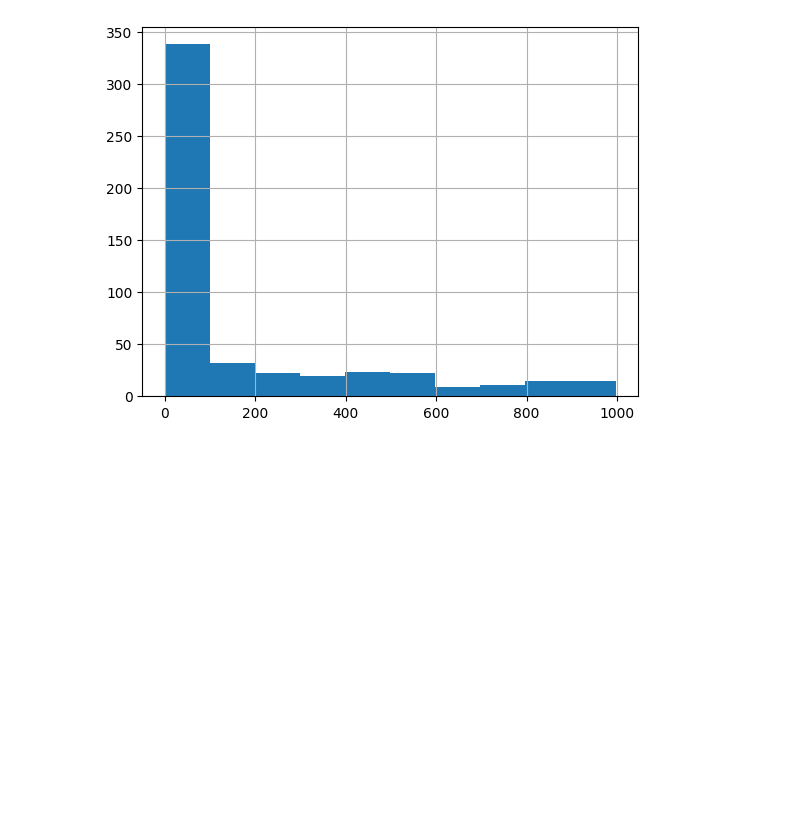
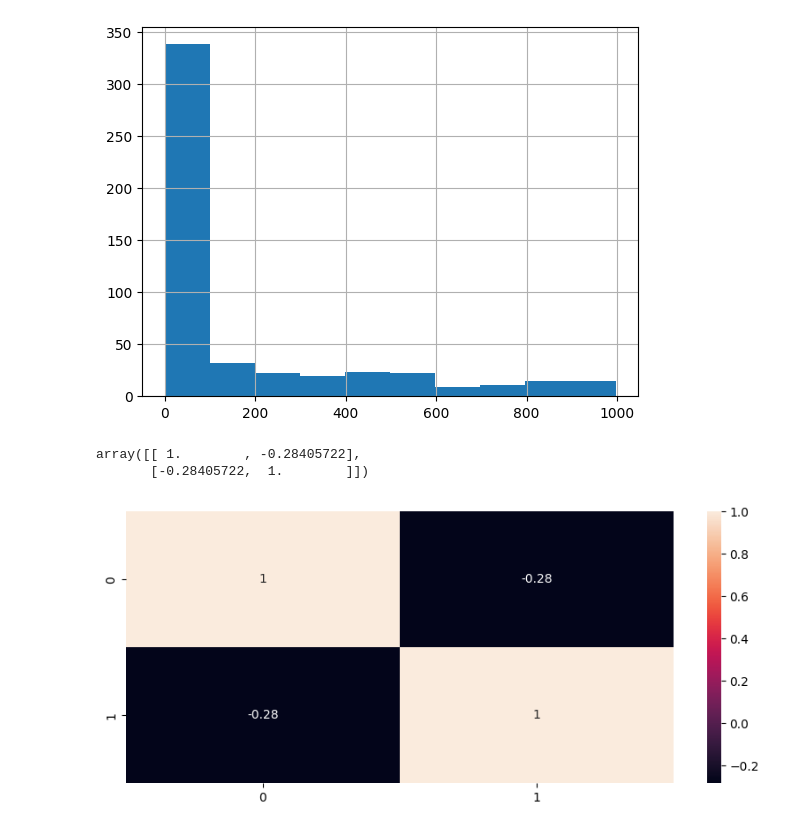
Before and after one commit to Danielpfs01/Desafio_Cientista_de_Dados, a Jupyter notebook: Untitled3.ipynb, the cells around one changed output. Saved outputs shown, nothing was run; the diff lists cells and outputs as text; code cells hidden in the pictures; blank space fills up the shorter version.

```diff
--- a/Untitled3.ipynb
+++ b/Untitled3.ipynb
@@ -145,3 +145,15 @@ df['INDUS'].hist()
 df['CRIM'].hist();
 # %% [output]
 [figure]
+# %%
+
+Correlação  = np.corrcoef(Eixo_x, Eixo_y) # verifica a correlação dos dados
+Correlação
+# %% [output]
+array([[ 1.        , -0.28405722],
+       [-0.28405722,  1.        ]])
+# %%
+plt.figure(figsize=(10,4))
+sns.heatmap(Correlação, annot=True);
+# %% [output]
+[figure, added]
```
